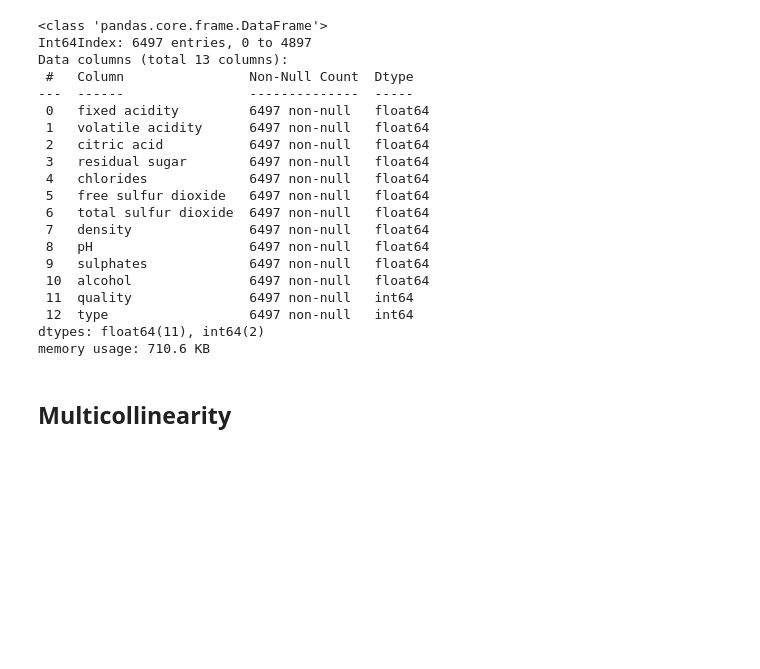
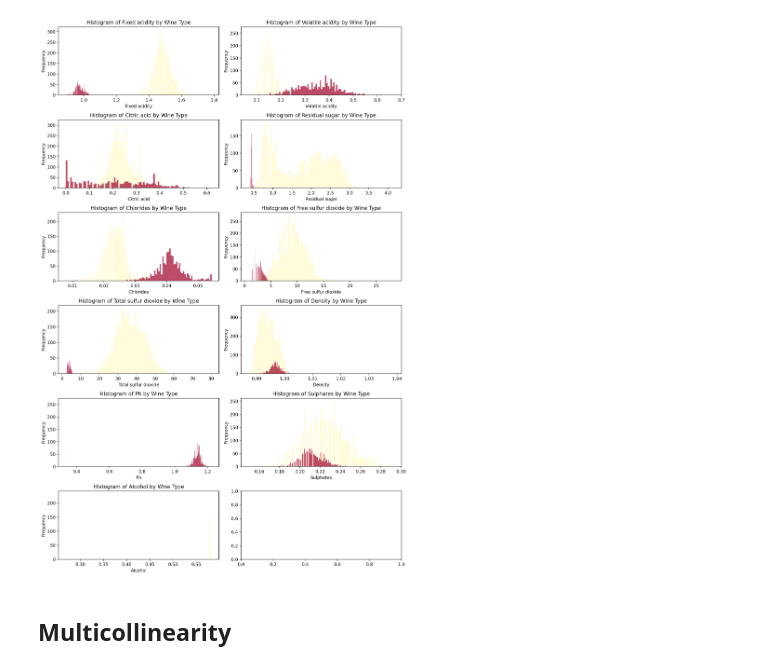
Before and after one commit to scfengv/ML-Wine-Type-and-Quality-Classification, a Jupyter notebook: Data preprocessing/Data preprocessing.ipynb, the cells around one changed output. Saved outputs shown, nothing was run; the diff lists cells and outputs as text; code cells hidden in the pictures; blank space fills up the shorter version.

```diff
--- a/Data preprocessing/Data preprocessing.ipynb
+++ b/Data preprocessing/Data preprocessing.ipynb
@@ -25,29 +25,30 @@ red['type'] = 1
 white['type'] = 0
 
 df = pd.concat([red, white])
-# %%
-df.info()
-# %% [output]
-<class 'pandas.core.frame.DataFrame'>
-Int64Index: 6497 entries, 0 to 4897
-Data columns (total 13 columns):
- #   Column                Non-Null Count  Dtype
----  ------                --------------  -----
- 0   fixed acidity         6497 non-null   float64
- 1   volatile acidity      6497 non-null   float64
- 2   citric acid           6497 non-null   float64
- 3   residual sugar        6497 non-null   float64
- 4   chlorides             6497 non-null   float64
- 5   free sulfur dioxide   6497 non-null   float64
- 6   total sulfur dioxide  6497 non-null   float64
- 7   density               6497 non-null   float64
- 8   pH                    6497 non-null   float64
- 9   sulphates             6497 non-null   float64
- 10  alcohol               6497 non-null   float64
- 11  quality               6497 non-null   int64
- 12  type                  6497 non-null   int64
-dtypes: float64(11), int64(2)
-memory usage: 710.6 KB
+# %%
+color_map = {0: '#fffacd', 1: '#a00028'}
+col = ['fixed acidity', 'volatile acidity', 'citric acid', 'residual sugar',
+       'chlorides', 'free sulfur dioxide', 'total sulfur dioxide', 'density',
+       'pH', 'sulphates', 'alcohol']
+
+fig, axs = plt.subplots(6, 2, figsize = (12, 18))
+
+axs = axs.flatten()
+
+for i, col in enumerate(col):
+
+    axs[i].hist(white[col], color = color_map[0], bins = 100, alpha = 0.7, label = "White wine")
+    axs[i].hist(red[col], color = color_map[1], bins = 100, alpha = 0.7, label = "Red wine")
+
+    axs[i].set_xlabel(col.capitalize())
+    axs[i].set_ylabel('Frequency')
+    axs[i].set_title(f'Histogram of {col.capitalize()} by Wine Type')
+
+plt.tight_layout()
+
+plt.show()
+# %% [output]
+[figure, added]
 # %% [markdown]
 ## Multicollinearity
 # %% [markdown]
```
Also changed, not shown: parts of 1 cell of this notebook.
